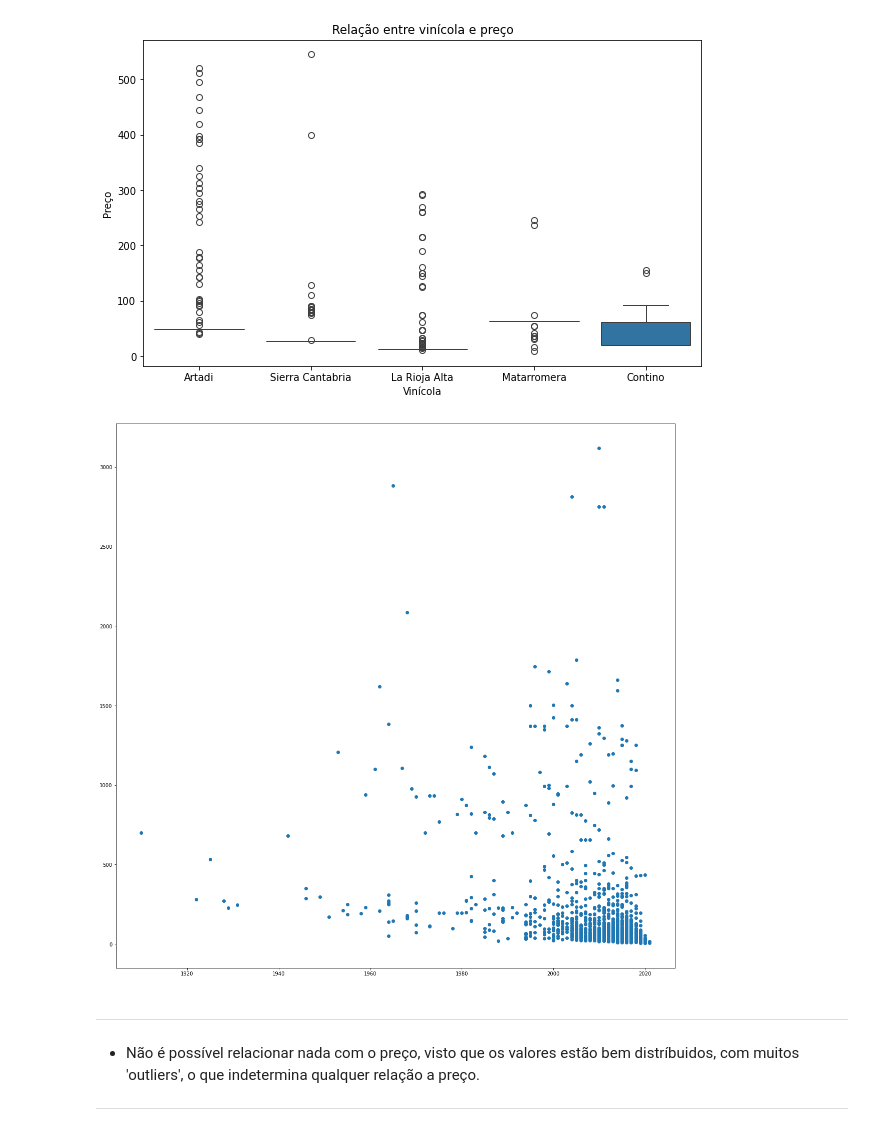
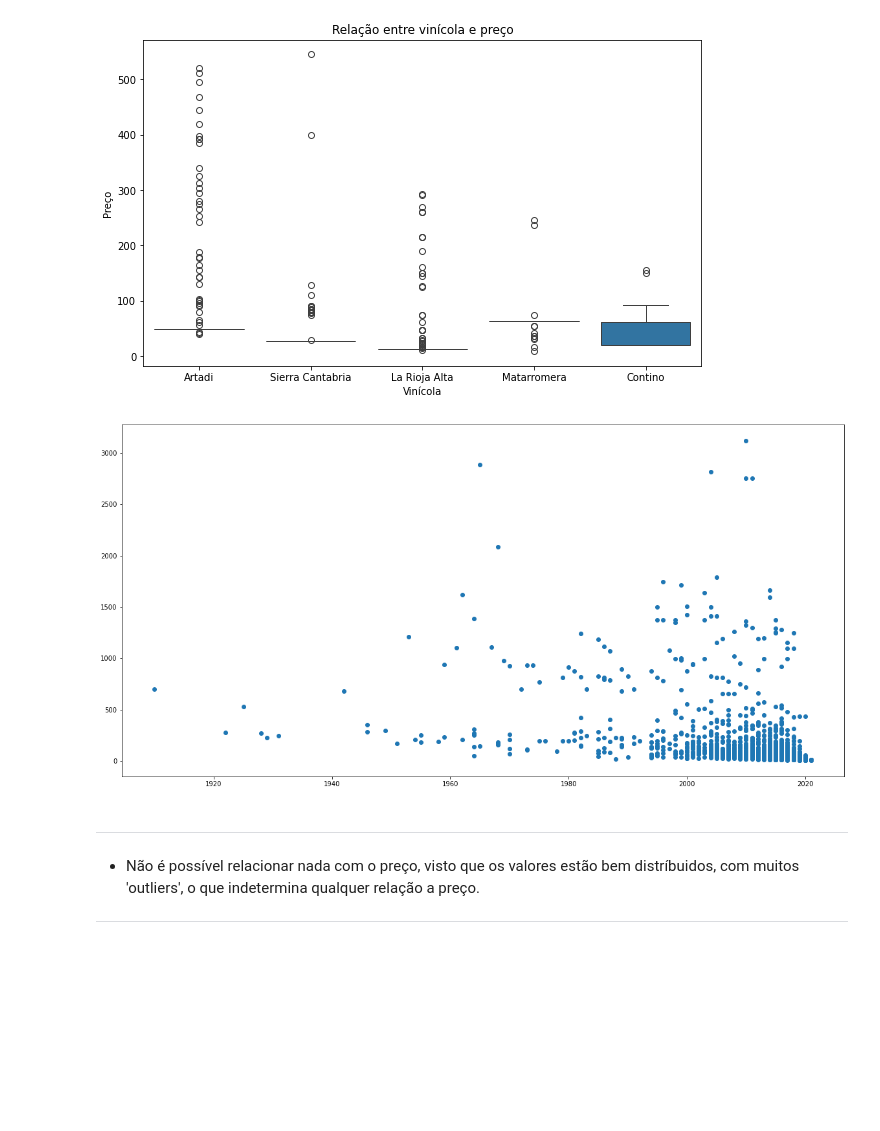
Before and after one commit to atlantico-academy/sommeliers-de-dados, a Jupyter notebook: notebooks/01-exploratory_data_analysis.ipynb, the cells around one changed output. Saved outputs shown, nothing was run; the diff lists cells and outputs as text; code cells hidden in the pictures; blank space fills up the shorter version.

```diff
--- a/notebooks/01-exploratory_data_analysis.ipynb
+++ b/notebooks/01-exploratory_data_analysis.ipynb
@@ -403,12 +403,12 @@ plt.show()
 # %% [output]
 [figure]
 # %%
-plt.figure(figsize=(20,20))
+plt.figure(figsize=(20, 10))
 df_copy=df.query('year!= -1')
 plt.scatter(df_copy['year'].to_list(), df_copy['price'].to_list())
 plt.show()
 # %% [output]
-[figure, old version]
+[figure, new version]
 # %% [markdown]
 -------------
 - Não é possível relacionar nada com o preço, visto que os valores estão bem distríbuidos, com muitos 'outliers', o que indetermina qualquer relação a preço.
```
Also changed, not shown: 2 other files.
